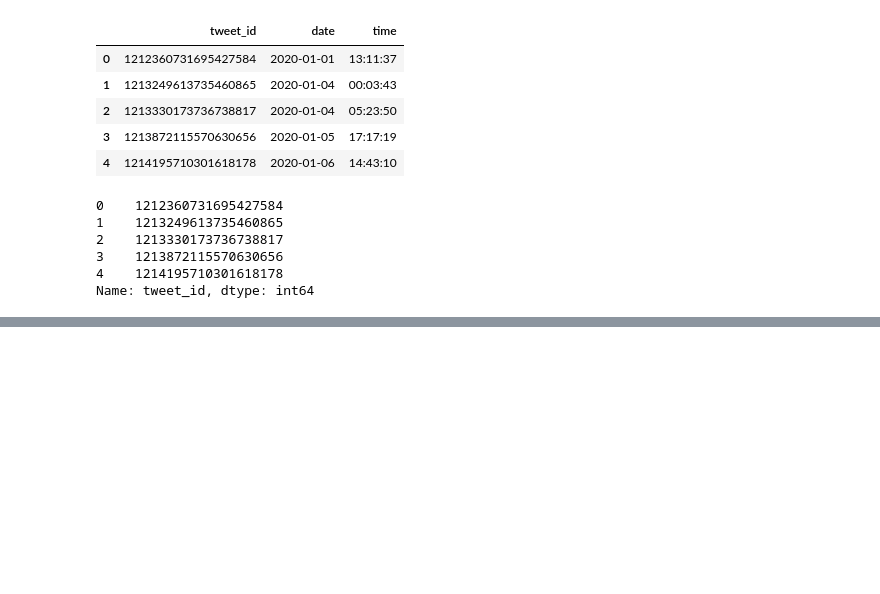
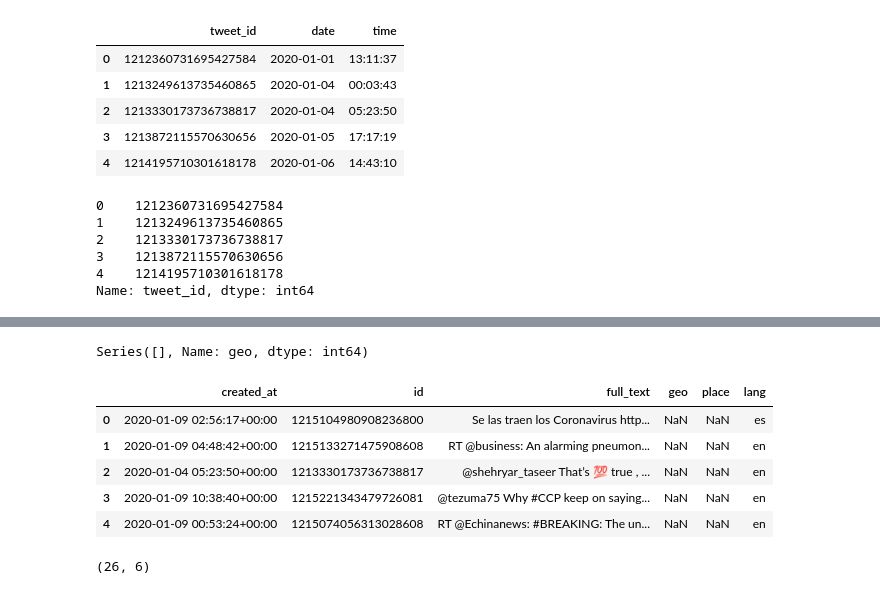
Before and after one commit to cravenre/Twitter_sentiment_in_pandemic, a Jupyter notebook: initial_exploration_cleaning.ipynb, the cells around one changed output, grey strips where cells are left out. Drawn from its saved outputs; the diff is of its cells as text; code cells hidden in the pictures; blank space fills up the shorter version.

```diff
--- a/initial_exploration_cleaning.ipynb
+++ b/initial_exploration_cleaning.ipynb
@@ -240,0 +339,15 @@ tweet_ids_small.to_csv('data/small_dataset_tweet_ids.txt', index=False)
+# %%
+small_tweets.geo.value_counts(ascending=False)
+# %% [output]
+Series([], Name: geo, dtype: int64)
+# %%
+small_tweets = small_tweets[['created_at', 'id', 'full_text', 'geo', 'place', 'lang']]
+# %%
+small_tweets.head()
+# %% [output]
+|  | created_at | id | full_text | geo | place | lang |
+| 0 | 2020-01-09 02:56:17+00:00 | 1215104980908236800 | Se las traen los Coronavirus http... | NaN | NaN | es |
+| 1 | 2020-01-09 04:48:42+00:00 | 1215133271475908608 | RT @business: An alarming pneumon... | NaN | NaN | en |
+| 2 | 2020-01-04 05:23:50+00:00 | 1213330173736738817 | @shehryar_taseer That’s 💯 true , ... | NaN | NaN | en |
+| 3 | 2020-01-09 10:38:40+00:00 | 1215221343479726081 | @tezuma75 Why #CCP keep on saying... | NaN | NaN | en |
+| 4 | 2020-01-09 00:53:24+00:00 | 1215074056313028608 | RT @Echinanews: #BREAKING: The un... | NaN | NaN | en |
@@ -240,0 +356,4 @@ tweet_ids_small.to_csv('data/small_dataset_tweet_ids.txt', index=False)
+# %%
+small_tweets.shape
+# %% [output]
+(26, 6)
```
Also changed, not shown: parts of 21 cells of this notebook.
